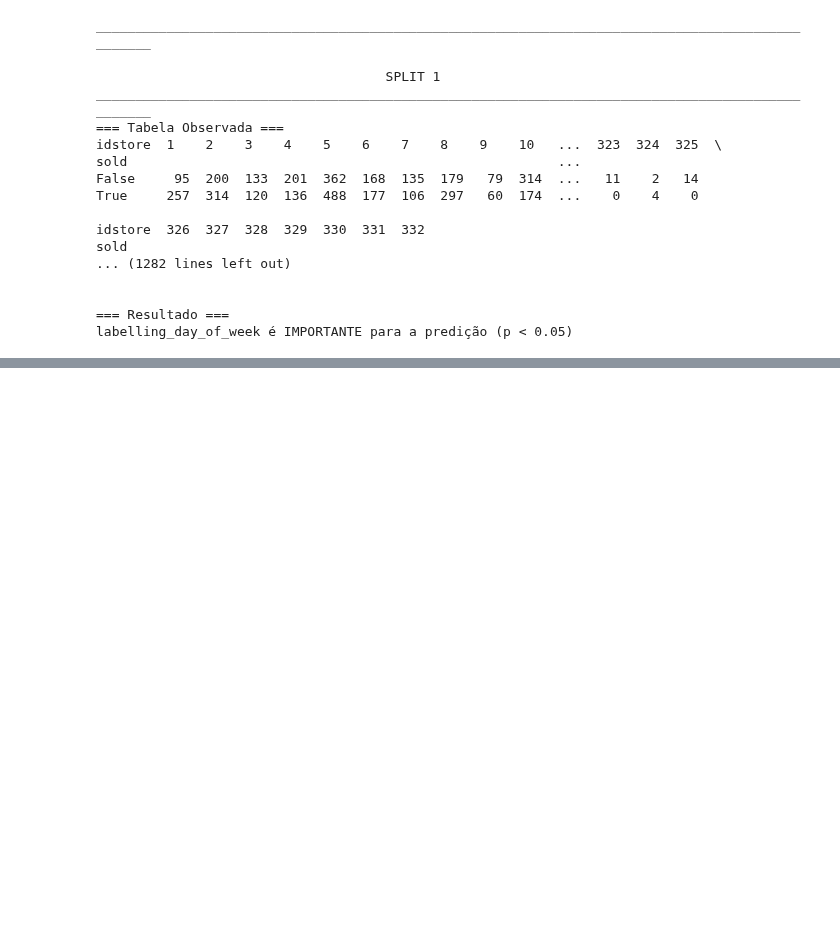
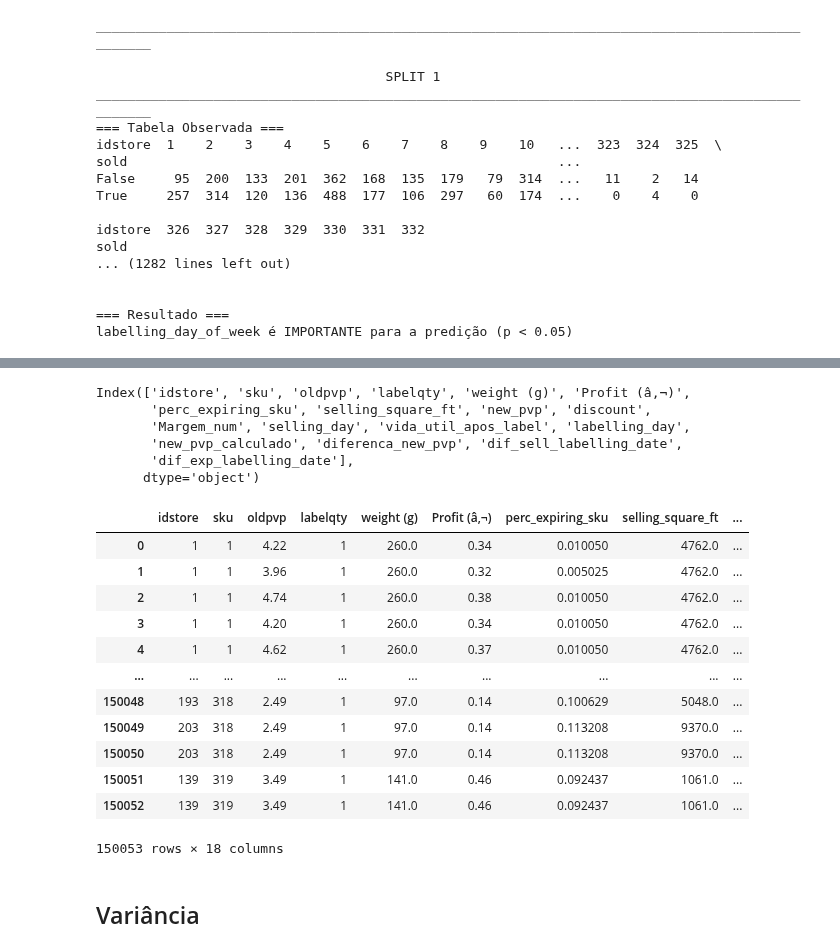
Before and after one commit to andreiacampos98/datascience_course, a Jupyter notebook: 10_applied/2024 EDIT LTP__PraticalCase/LTP_PraticalCase Dataset/Feacture_Selecion.ipynb, the cells around one changed output, grey strips where cells are left out. Drawn from its saved outputs; the diff is of its cells as text; code cells hidden in the pictures; blank space fills up the shorter version.

```diff
--- a/10_applied/2024 EDIT LTP__PraticalCase/LTP_PraticalCase Dataset/Feacture_Selecion.ipynb
+++ b/10_applied/2024 EDIT LTP__PraticalCase/LTP_PraticalCase Dataset/Feacture_Selecion.ipynb
@@ -315,6 +314,30 @@ memory usage: 24.2+ MB
 # %%
 skf2 = StratifiedKFold(n_splits = 5, random_state = 99, shuffle = True)
 # %%
-numeric_cols = db_chisquare.select_dtypes(include='number').columns
-db_chisquare_numeric = df[numeric_cols]
+numeric_cols = db.select_dtypes(include='number').columns
+db_numeric = db[numeric_cols]
+print(numeric_cols)
+db_numeric
+# %% [output]
+Index(['idstore', 'sku', 'oldpvp', 'labelqty', 'weight (g)', 'Profit (â‚¬)',
+       'perc_expiring_sku', 'selling_square_ft', 'new_pvp', 'discount',
+       'Margem_num', 'selling_day', 'vida_util_apos_label', 'labelling_day',
+       'new_pvp_calculado', 'diferenca_new_pvp', 'dif_sell_labelling_date',
+       'dif_exp_labelling_date'],
+      dtype='object')
+|  | idstore | sku | oldpvp | labelqty | weight (g) | Profit (â‚¬) | perc_expiring_sku | selling_square_ft | ... |
+| 0 | 1 | 1 | 4.22 | 1 | 260.0 | 0.34 | 0.010050 | 4762.0 | ... |
+| 1 | 1 | 1 | 3.96 | 1 | 260.0 | 0.32 | 0.005025 | 4762.0 | ... |
+| 2 | 1 | 1 | 4.74 | 1 | 260.0 | 0.38 | 0.010050 | 4762.0 | ... |
+| 3 | 1 | 1 | 4.20 | 1 | 260.0 | 0.34 | 0.010050 | 4762.0 | ... |
+| 4 | 1 | 1 | 4.62 | 1 | 260.0 | 0.37 | 0.010050 | 4762.0 | ... |
+| ... | ... | ... | ... | ... | ... | ... | ... | ... | ... |
+| 150048 | 193 | 318 | 2.49 | 1 | 97.0 | 0.14 | 0.100629 | 5048.0 | ... |
+| 150049 | 203 | 318 | 2.49 | 1 | 97.0 | 0.14 | 0.113208 | 9370.0 | ... |
+| 150050 | 203 | 318 | 2.49 | 1 | 97.0 | 0.14 | 0.113208 | 9370.0 | ... |
+| 150051 | 139 | 319 | 3.49 | 1 | 141.0 | 0.46 | 0.092437 | 1061.0 | ... |
+| 150052 | 139 | 319 | 3.49 | 1 | 141.0 | 0.46 | 0.092437 | 1061.0 | ... |
+150053 rows × 18 columns
+# %% [markdown]
+## Variância
 # %%
```
Also changed, not shown: parts of 32 cells of this notebook.
